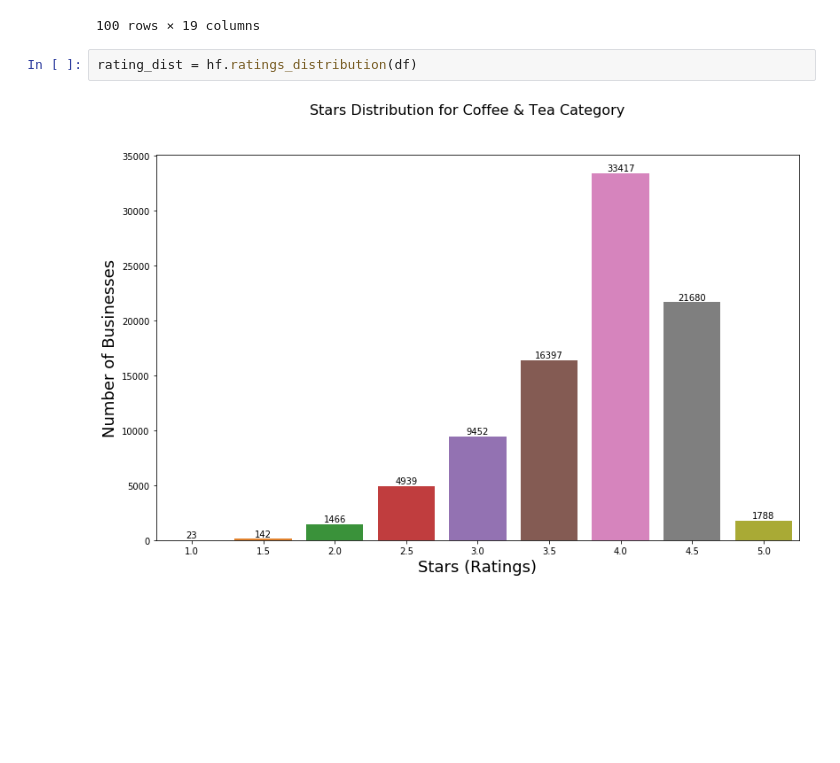
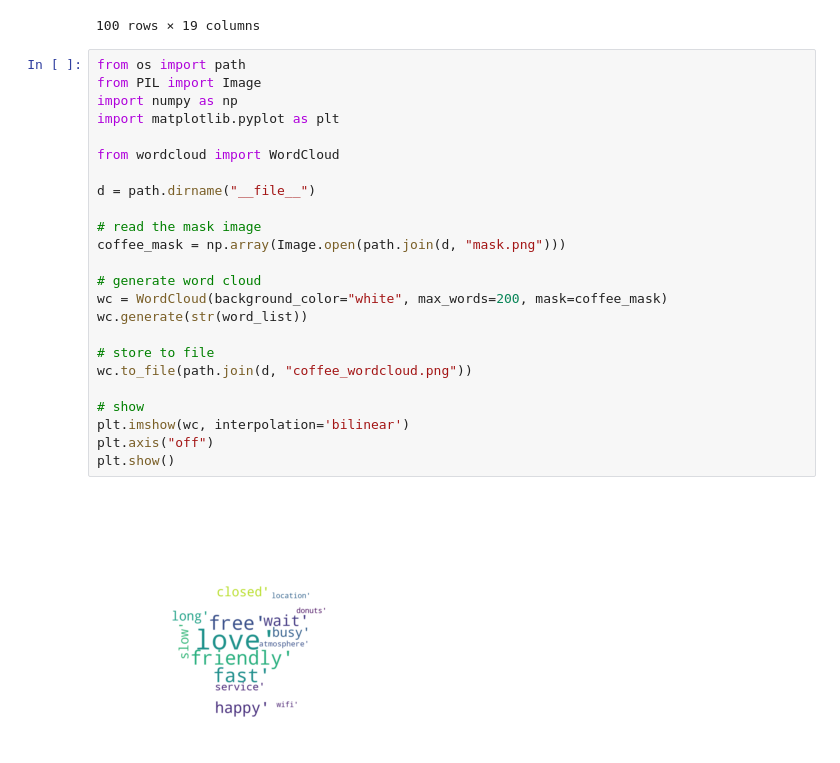
Before and after one commit to lkhwa/370-final, a Jupyter notebook: final_resource.ipynb, the cells around one changed output. Saved outputs shown, nothing was run; the diff lists cells and outputs as text; blank space fills up the shorter version.

Commit message:
add word cloud

```diff
--- a/final_resource.ipynb
+++ b/final_resource.ipynb
@@ -94,7 +75,29 @@ top_100_business
 | 4820 | j0_DUr3vBXY-JP-b0bf93A | 116 | Rebecca's monster cookies are $1 ... | 4.0 | 5 | 4 | 0 | 7 | 0 | 2 | ... |
 | 1942 | IBKNR0-FL_Y5KzXqA1yS4A | 115 | Fresh ingredients with no artific... | 4.0 | 7 | 1 | 2 | 0 | 0 | 0 | ... |
 100 rows × 19 columns
-# %%
-rating_dist = hf.ratings_distribution(df)
-# %% [output]
-[figure, removed]
+# %%
+from os import path
+from PIL import Image
+import numpy as np
+import matplotlib.pyplot as plt
+
+from wordcloud import WordCloud
+
+d = path.dirname("__file__")
+
+# read the mask image
+coffee_mask = np.array(Image.open(path.join(d, "mask.png")))
+
+# generate word cloud
+wc = WordCloud(background_color="white", max_words=200, mask=coffee_mask)
+wc.generate(str(word_list))
+
+# store to file
+wc.to_file(path.join(d, "coffee_wordcloud.png"))
+
+# show
+plt.imshow(wc, interpolation='bilinear')
+plt.axis("off")
+plt.show()
+# %% [output]
+[figure, added]
```
Also changed, not shown: parts of 1 cell of this notebook, 2 other files.
